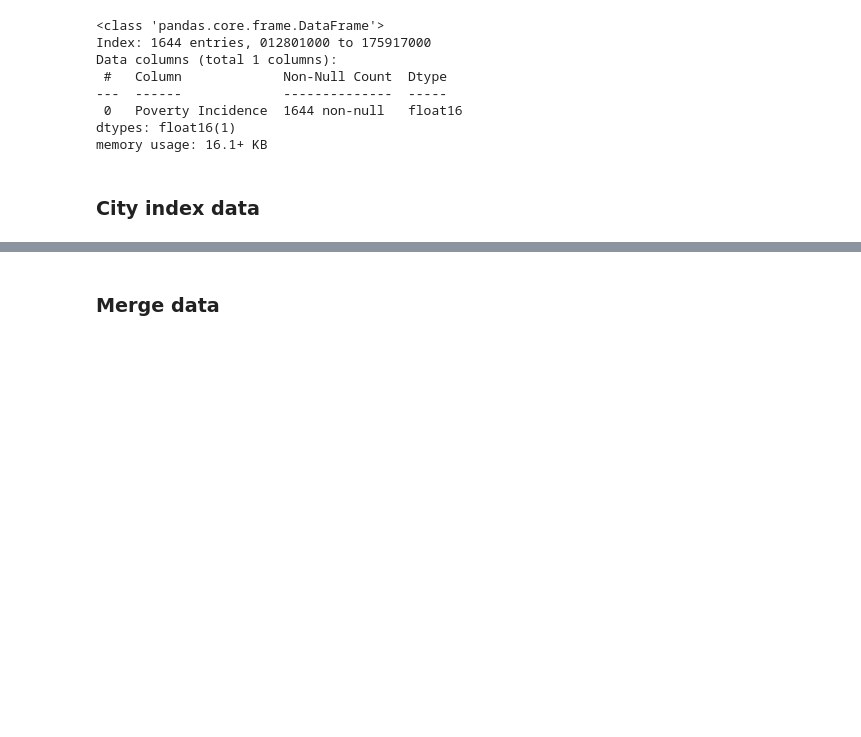
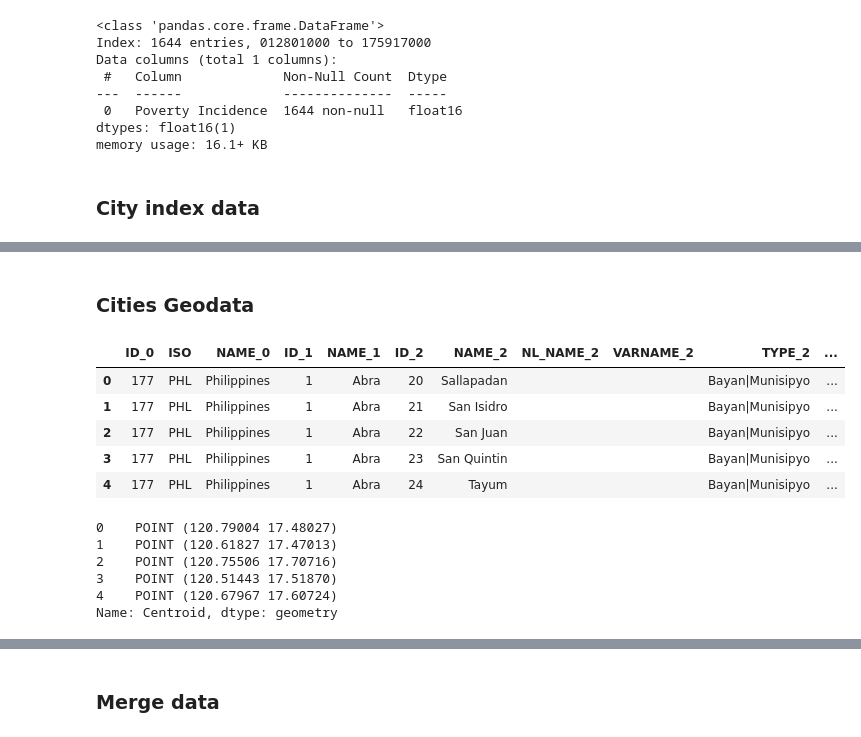
Before and after one commit to gio888/Coursera_Capstone, a Jupyter notebook: Capstone Project v3.ipynb, the cells around one changed output, grey strips where cells are left out. Drawn from its saved outputs; the diff is of its cells as text; code cells hidden in the pictures; blank space fills up the shorter version.

Commit message:
Update Capstone Project v3.ipynb
some changes

```diff
--- a/Capstone Project v3.ipynb
+++ b/Capstone Project v3.ipynb
@@ -403,0 +460,17 @@ df3.head()
+# %% [markdown]
+### Cities Geodata
+# %%
+#geojson_path = 'https://github.com/faeldon/philippines-json-maps/tree/master/geojson/municties/medres'
+#geojson_path = 'https://github.com/justinelliotmeyers/official_philippines_shapefile_data_2016'
+#geojson_path = 'https://raw.githubusercontent.com/macoymejia/geojsonph/master/MuniCities/MuniCities.json'
+geojson_path = 'https://raw.githubusercontent.com/macoymejia/geojsonph/master/MuniCities/MuniCities.minimal.json'
+#geojson_path = '/Users/gio/Google Drive/Education/IBM Data Science Professional Certificate/Capstone/Coursera_Capstone/municities.json'
+df1 = gpd.read_file(geojson_path)
+df1.head()
+# %% [output]
+|  | ID_0 | ISO | NAME_0 | ID_1 | NAME_1 | ID_2 | NAME_2 | NL_NAME_2 | VARNAME_2 | TYPE_2 | ... |
+| 0 | 177 | PHL | Philippines | 1 | Abra | 20 | Sallapadan |  |  | Bayan|Munisipyo | ... |
+| 1 | 177 | PHL | Philippines | 1 | Abra | 21 | San Isidro |  |  | Bayan|Munisipyo | ... |
+| 2 | 177 | PHL | Philippines | 1 | Abra | 22 | San Juan |  |  | Bayan|Munisipyo | ... |
+| 3 | 177 | PHL | Philippines | 1 | Abra | 23 | San Quintin |  |  | Bayan|Munisipyo | ... |
+| 4 | 177 | PHL | Philippines | 1 | Abra | 24 | Tayum |  |  | Bayan|Munisipyo | ... |
@@ -403,0 +479,9 @@ df3.head()
+# %%
+df1.Centroid.head()
+# %% [output]
+0    POINT (120.79004 17.48027)
+1    POINT (120.61827 17.47013)
+2    POINT (120.75506 17.70716)
+3    POINT (120.51443 17.51870)
+4    POINT (120.67967 17.60724)
+Name: Centroid, dtype: geometry
```
Also changed, not shown: parts of 158 cells of this notebook.
